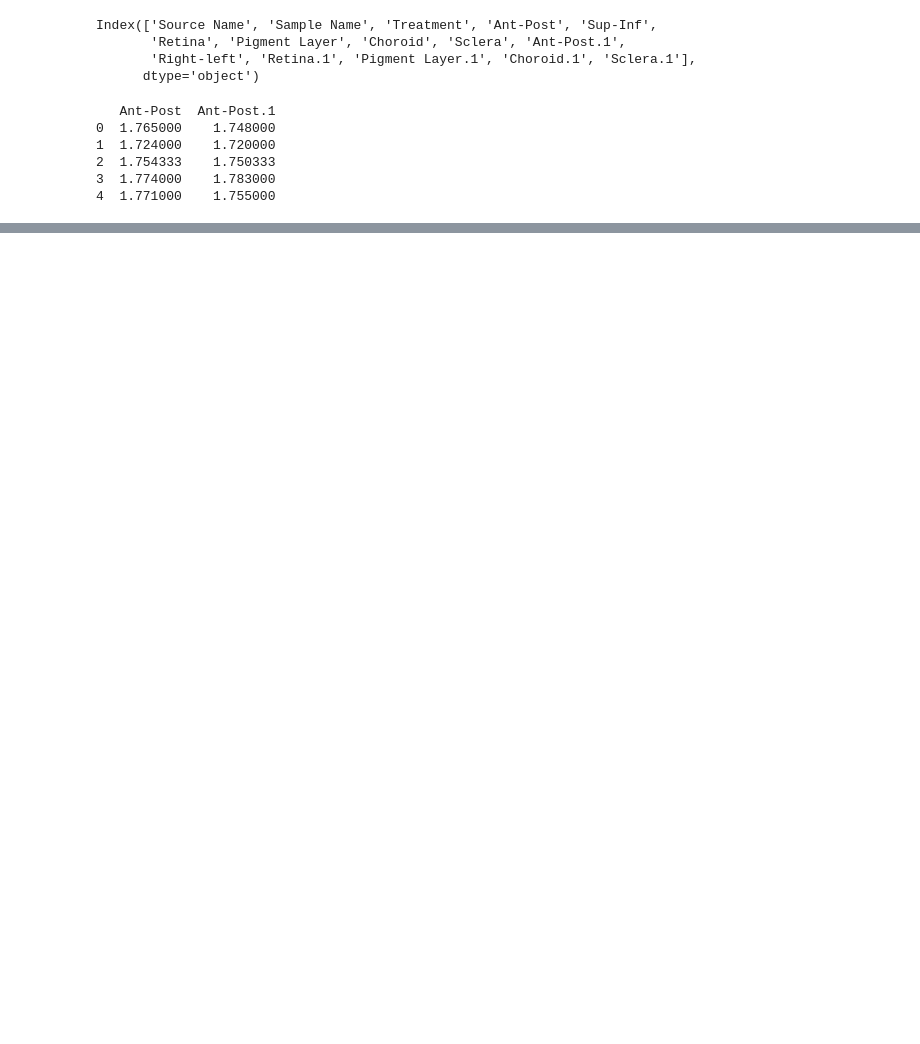
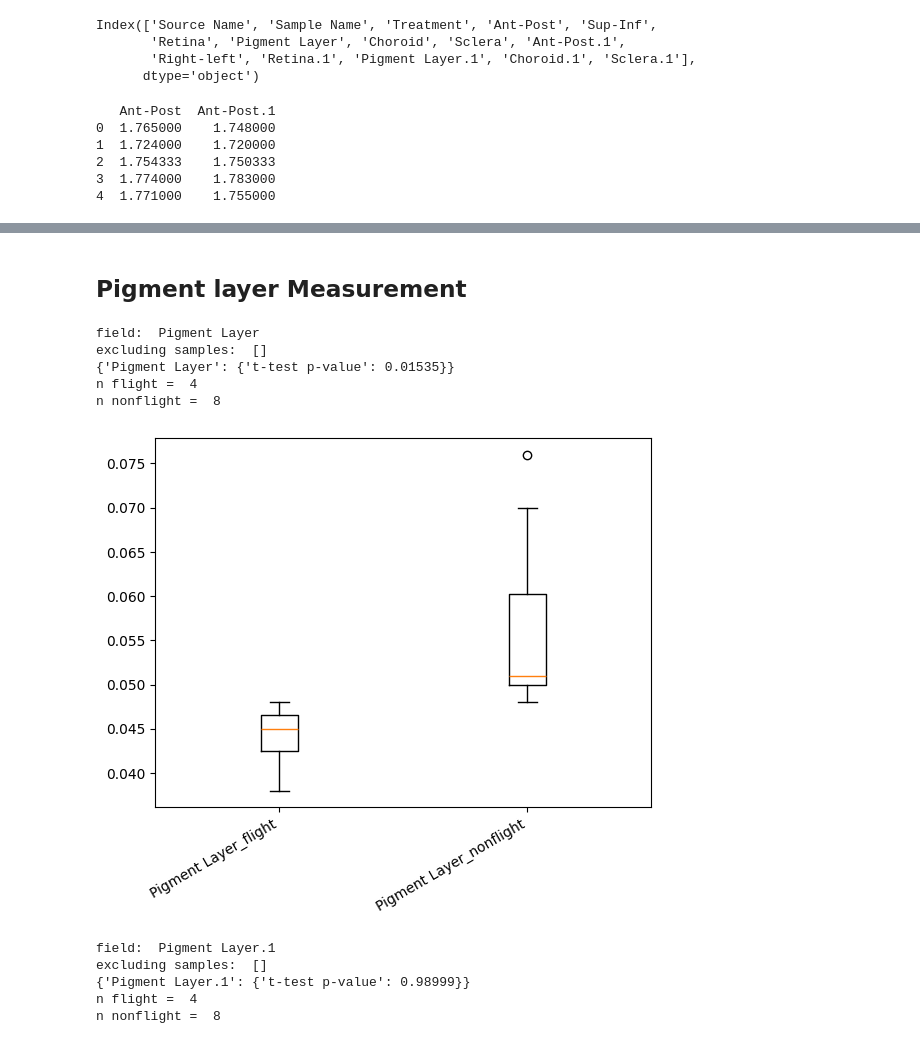
Before and after one commit to shivabioinformatics/AI-ML-in-Space-Biology-NASA-TOPS-T-ScienceCore-, a Jupyter notebook: Untitled1.ipynb, the cells around one changed output, grey strips where cells are left out. Drawn from its saved outputs; the diff is of its cells as text; code cells hidden in the pictures; blank space fills up the shorter version.

```diff
--- a/Untitled1.ipynb
+++ b/Untitled1.ipynb
@@ -97,0 +198,17 @@ print(df_selected.head())
+# %% [markdown]
+## Pigment layer Measurement
+# %%
+m.plotbox_and_stats(data_=data['microCT'], sample_key = 'Source Name', field='Pigment Layer', treatment='Treatment', space='Flight', exclude_samples=[])
+m.plotbox_and_stats(data_=data['microCT'], sample_key = 'Source Name', field='Pigment Layer.1', treatment='Treatment', space='Flight', exclude_samples=[])
+# %% [output]
+field:  Pigment Layer
+excluding samples:  []
+{'Pigment Layer': {'t-test p-value': 0.01535}}
+n flight =  4
+n nonflight =  8
+[figure, added]
+field:  Pigment Layer.1
+excluding samples:  []
+{'Pigment Layer.1': {'t-test p-value': 0.98999}}
+n flight =  4
+n nonflight =  8
```
Also changed, not shown: parts of 19 cells of this notebook.
